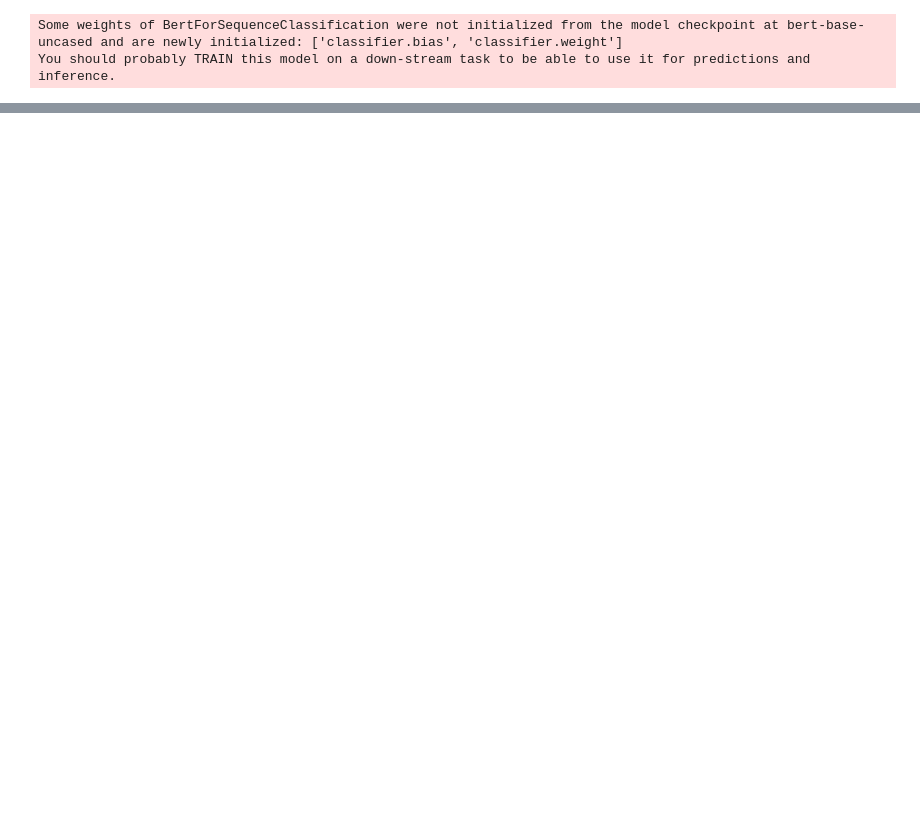
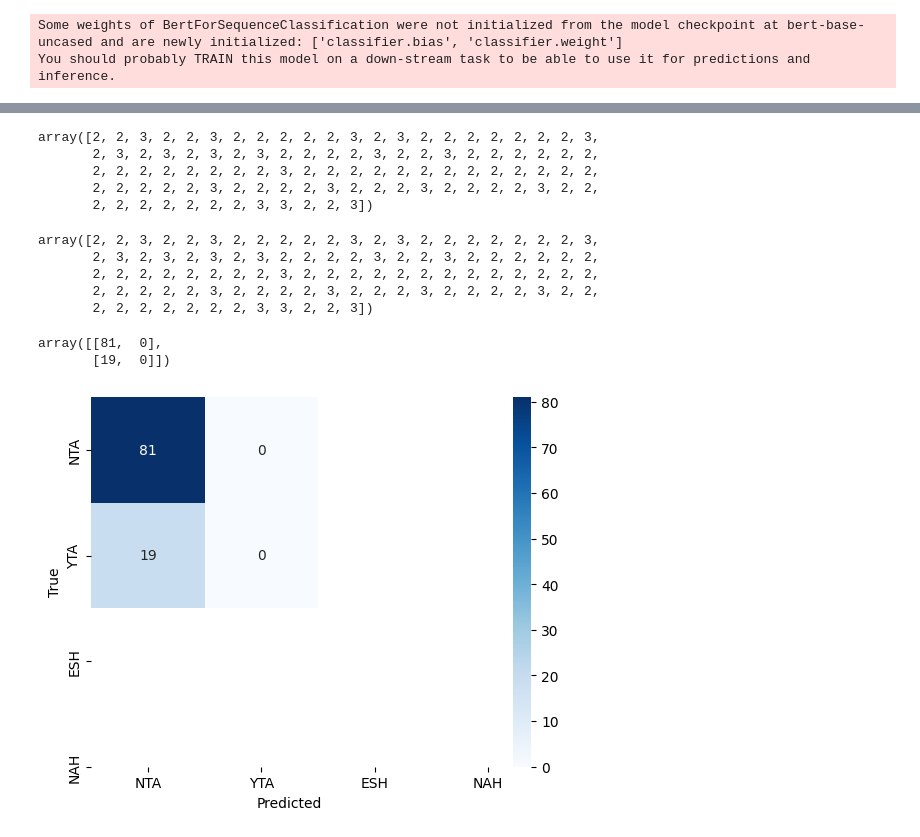
Before and after one commit to Marcrulo/AITA-MLops, a Jupyter notebook: train.ipynb, the cells around one changed output, grey strips where cells are left out. Cells and saved outputs as stored; diff of their text form; code cells hidden in the pictures; blank space fills up the shorter version.

Commit message:
train modifications. added model and train script

```diff
--- a/train.ipynb
+++ b/train.ipynb
@@ -7,9 +20,20 @@ from sklearn.metrics import accuracy_score, precision_recall_fscore_support
 # %%
 df = pd.read_csv('data/processed/AITA-Reddit-Dataset.csv')
+# %%
+# get last created file
+checkpoint = glob.glob(os.path.join('results','*'))
+checkpoint.sort(key=os.path.getmtime)
+# chkpt = checkpoint[-1]
+
+chkpt = None
 # %%
 model_name = 'bert-base-uncased'
 
-model = transformers.BertForSequenceClassification.from_pretrained(model_name, num_labels=4, problem_type='multi_label_classification').to('cuda')
+if chkpt is not None:
+    model = transformers.BertForSequenceClassification.from_pretrained(chkpt, num_labels=4, problem_type='multi_label_classification').to('cuda')
+else:
+    model = transformers.BertForSequenceClassification.from_pretrained(model_name, num_labels=4, problem_type='multi_label_classification').to('cuda')
+
 tokenizer = transformers.BertTokenizer.from_pretrained(model_name, problem_type='multi_label_classification')
 # %% [output]
 Some weights of BertForSequenceClassification were not initialized from the model checkpoint at bert-base-uncased and are newly initialized: ['classifier.bias', 'classifier.weight']
@@ -111,0 +131,39 @@ array([[-6.951932 , -6.9526587,  3.887982 , -3.9039557],
+# %%
+predictions.label_ids.argmax(-1)
+# %% [output]
+array([2, 2, 3, 2, 2, 3, 2, 2, 2, 2, 2, 3, 2, 3, 2, 2, 2, 2, 2, 2, 2, 3,
+       2, 3, 2, 3, 2, 3, 2, 3, 2, 2, 2, 2, 3, 2, 2, 3, 2, 2, 2, 2, 2, 2,
+       2, 2, 2, 2, 2, 2, 2, 2, 3, 2, 2, 2, 2, 2, 2, 2, 2, 2, 2, 2, 2, 2,
+       2, 2, 2, 2, 2, 3, 2, 2, 2, 2, 3, 2, 2, 2, 3, 2, 2, 2, 2, 3, 2, 2,
+       2, 2, 2, 2, 2, 2, 2, 3, 3, 2, 2, 3])
+# %%
+predictions.label_ids.argmax(-1)
+# %% [output]
+array([2, 2, 3, 2, 2, 3, 2, 2, 2, 2, 2, 3, 2, 3, 2, 2, 2, 2, 2, 2, 2, 3,
+       2, 3, 2, 3, 2, 3, 2, 3, 2, 2, 2, 2, 3, 2, 2, 3, 2, 2, 2, 2, 2, 2,
+       2, 2, 2, 2, 2, 2, 2, 2, 3, 2, 2, 2, 2, 2, 2, 2, 2, 2, 2, 2, 2, 2,
+       2, 2, 2, 2, 2, 3, 2, 2, 2, 2, 3, 2, 2, 2, 3, 2, 2, 2, 2, 3, 2, 2,
+       2, 2, 2, 2, 2, 2, 2, 3, 3, 2, 2, 3])
+# %%
+cm
+# %% [output]
+array([[81,  0],
+       [19,  0]])
+# %%
+# sns confusion matrix
+import seaborn as sns
+import matplotlib.pyplot as plt
+from sklearn.metrics import confusion_matrix
+import numpy as np
+
+cm = confusion_matrix(predictions.label_ids.argmax(-1), predictions.predictions.argmax(-1))
+
+class_labels = ['NTA', 'YTA', 'ESH', 'NAH']
+
+# cm = cm.astype('float') / cm.sum(axis=1)[:, np.newaxis]
+sns.heatmap(cm, annot=True, cmap='Blues', xticklabels=class_labels, yticklabels=class_labels)
+plt.xlabel('Predicted')
+plt.ylabel('True')
+plt.show()
+# %% [output]
+[figure, added]
```
Also changed, not shown: parts of 6 cells of this notebook, 4 other files.
